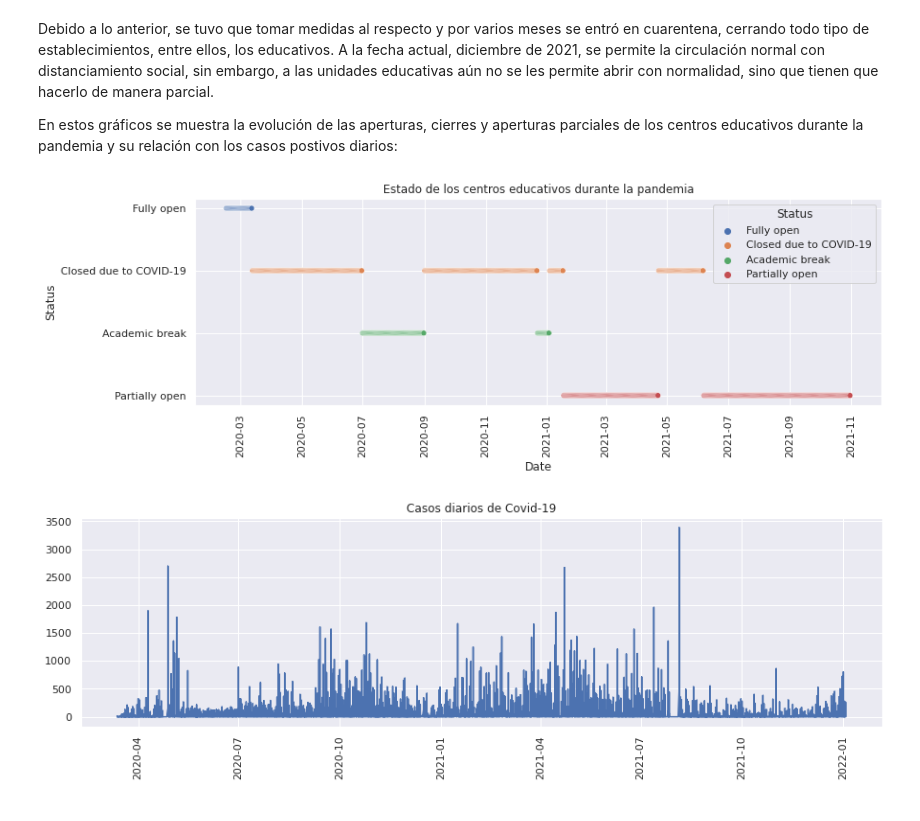
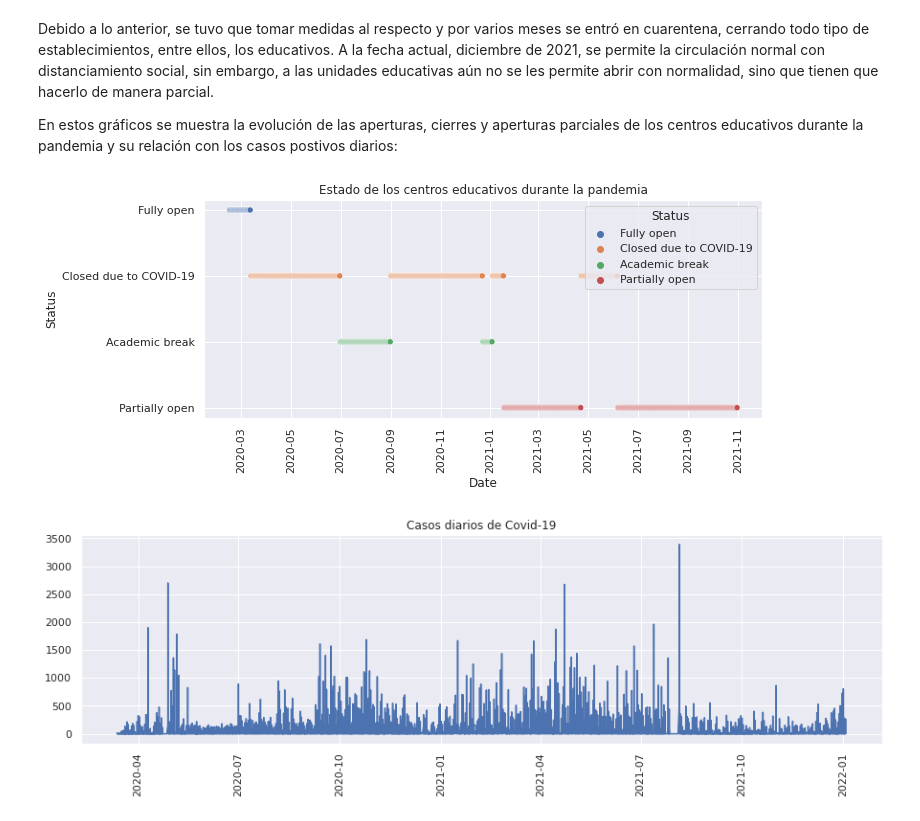
Before and after one commit to anthonymanotoa/covid-ec, a Jupyter notebook: notebooks/3.1-python-analysis.ipynb, the cells around one changed output. Cells and saved outputs as stored; diff of their text form; code cells hidden in the pictures.

```diff
--- a/notebooks/3.1-python-analysis.ipynb
+++ b/notebooks/3.1-python-analysis.ipynb
@@ -43,13 +45,14 @@ Debido a lo anterior, se tuvo que tomar medidas al respecto y por varios meses s
 
 En estos gráficos se muestra la evolución de las aperturas, cierres y aperturas parciales de los centros educativos durante la pandemia y su relación con los casos postivos diarios:
 # %%
-plt.figure(figsize=[13, 4])
+plt.figure(figsize=[4
+0, 4])
 sns.scatterplot(data=closures_education, x='Date', y='Status', hue='Status')
 plt.title('Estado de los centros educativos durante la pandemia')
 plt.xticks(rotation=90)
 plt.show()
 # %% [output]
-[figure, old version]
+[figure, new version]
 # %%
 plt.figure(figsize=[15,4])
 plt.plot(positives.created_at, positives.nuevas)
```
Also changed, not shown: parts of 1 cell of this notebook, 1 other file.
